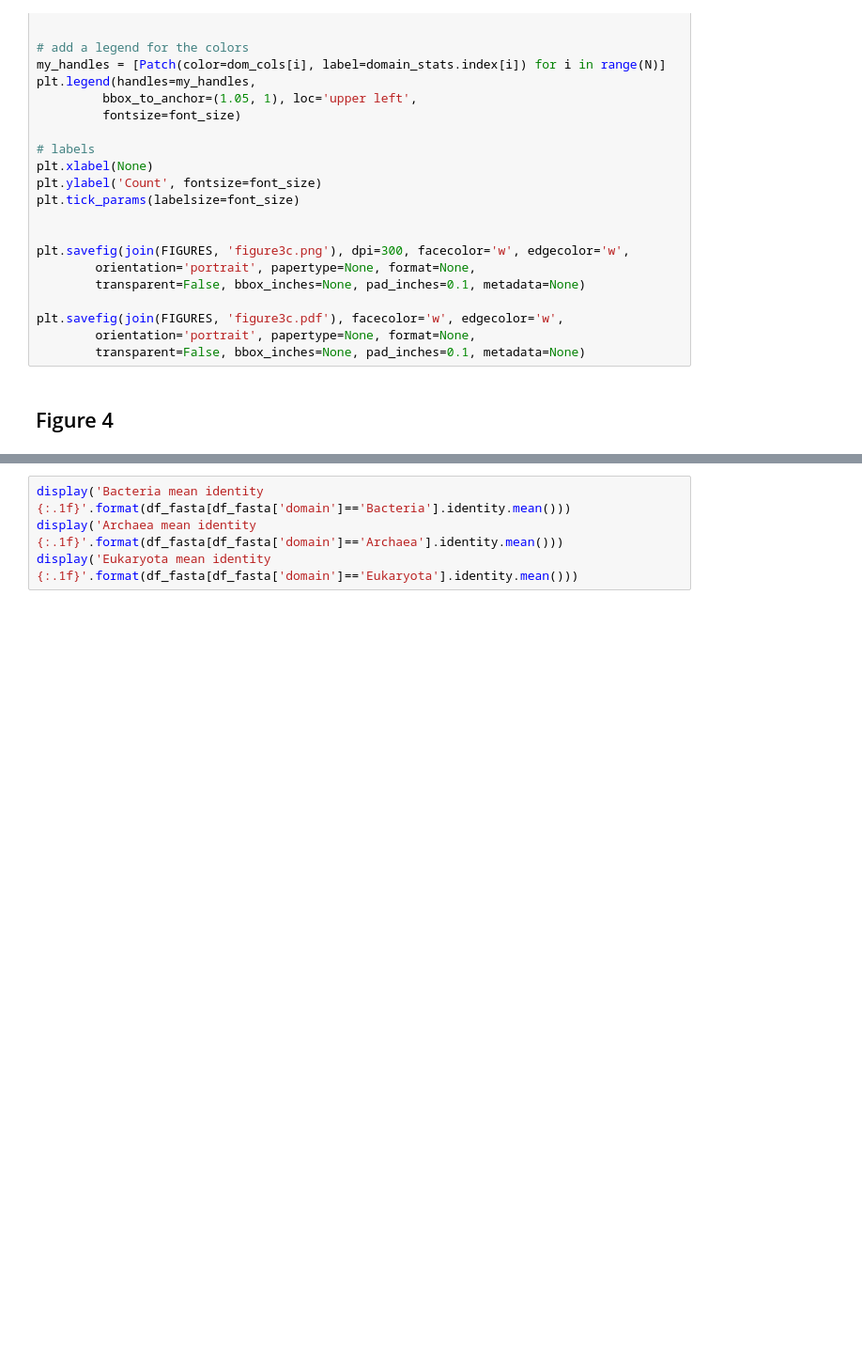
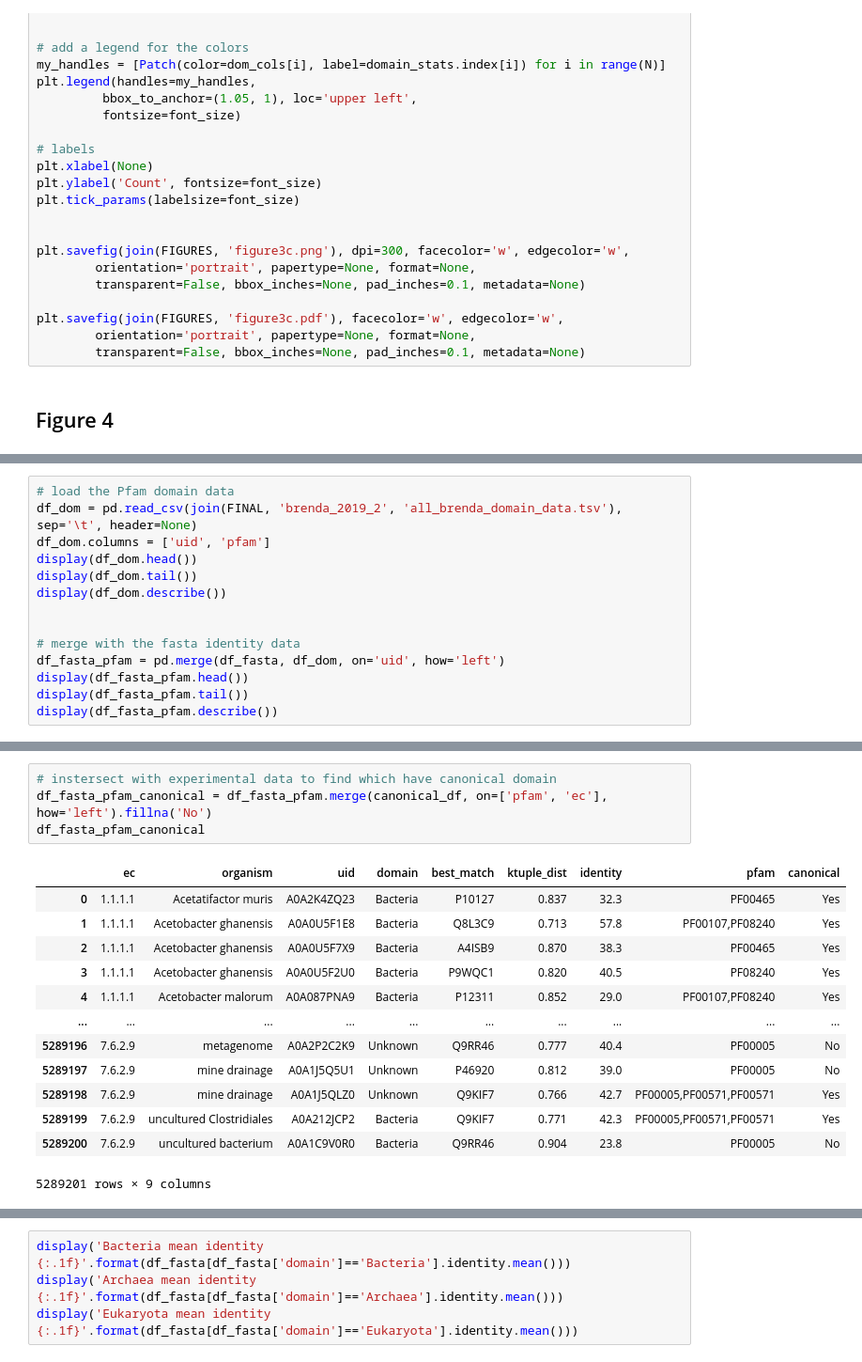
Before and after one commit to EngqvistLab/analyze_1.1.3.15, a Jupyter notebook: code/2_analyze_data/1_analyze_1.1.3.15.ipynb, the cells around one changed output, grey strips where cells are left out. Shown at 94% size. Cells and saved outputs as stored; diff of their text form; blank space fills up the shorter version.

Commit message:
finalize scripts for publication

```diff
--- a/code/2_analyze_data/1_analyze_1.1.3.15.ipynb
+++ b/code/2_analyze_data/1_analyze_1.1.3.15.ipynb
@@ -1616,0 +1716,14 @@ plt.savefig(join(FIGURES, 'figure3c.pdf'), facecolor='w', edgecolor='w',
+# %%
+# load the Pfam domain data
+df_dom = pd.read_csv(join(FINAL, 'brenda_2019_2', 'all_brenda_domain_data.tsv'), sep='\t', header=None)
+df_dom.columns = ['uid', 'pfam']
+display(df_dom.head())
+display(df_dom.tail())
+display(df_dom.describe())
+
+
+# merge with the fasta identity data
+df_fasta_pfam = pd.merge(df_fasta, df_dom, on='uid', how='left')
+display(df_fasta_pfam.head())
+display(df_fasta_pfam.tail())
+display(df_fasta_pfam.describe())
@@ -1617 +1804,19 @@ plt.savefig(join(FIGURES, 'figure3c.pdf'), facecolor='w', edgecolor='w',
+# %%
+# instersect with experimental data to find which have canonical domain
+df_fasta_pfam_canonical = df_fasta_pfam.merge(canonical_df, on=['pfam', 'ec'], how='left').fillna('No')
+df_fasta_pfam_canonical
+# %% [output]
+|  | ec | organism | uid | domain | best_match | ktuple_dist | identity | pfam | canonical |
+| 0 | 1.1.1.1 | Acetatifactor muris | A0A2K4ZQ23 | Bacteria | P10127 | 0.837 | 32.3 | PF00465 | Yes |
+| 1 | 1.1.1.1 | Acetobacter ghanensis | A0A0U5F1E8 | Bacteria | Q8L3C9 | 0.713 | 57.8 | PF00107,PF08240 | Yes |
+| 2 | 1.1.1.1 | Acetobacter ghanensis | A0A0U5F7X9 | Bacteria | A4ISB9 | 0.870 | 38.3 | PF00465 | Yes |
+| 3 | 1.1.1.1 | Acetobacter ghanensis | A0A0U5F2U0 | Bacteria | P9WQC1 | 0.820 | 40.5 | PF08240 | Yes |
+| 4 | 1.1.1.1 | Acetobacter malorum | A0A087PNA9 | Bacteria | P12311 | 0.852 | 29.0 | PF00107,PF08240 | Yes |
+| ... | ... | ... | ... | ... | ... | ... | ... | ... | ... |
+| 5289196 | 7.6.2.9 | metagenome | A0A2P2C2K9 | Unknown | Q9RR46 | 0.777 | 40.4 | PF00005 | No |
+| 5289197 | 7.6.2.9 | mine drainage | A0A1J5Q5U1 | Unknown | P46920 | 0.812 | 39.0 | PF00005 | No |
+| 5289198 | 7.6.2.9 | mine drainage | A0A1J5QLZ0 | Unknown | Q9KIF7 | 0.766 | 42.7 | PF00005,PF00571,PF00571 | Yes |
+| 5289199 | 7.6.2.9 | uncultured Clostridiales | A0A212JCP2 | Bacteria | Q9KIF7 | 0.771 | 42.3 | PF00005,PF00571,PF00571 | Yes |
+| 5289200 | 7.6.2.9 | uncultured bacterium | A0A1C9V0R0 | Bacteria | Q9RR46 | 0.904 | 23.8 | PF00005 | No |
+5289201 rows × 9 columns
 # %%
```
Also changed, not shown: parts of 15 cells of this notebook, 9 other files.
